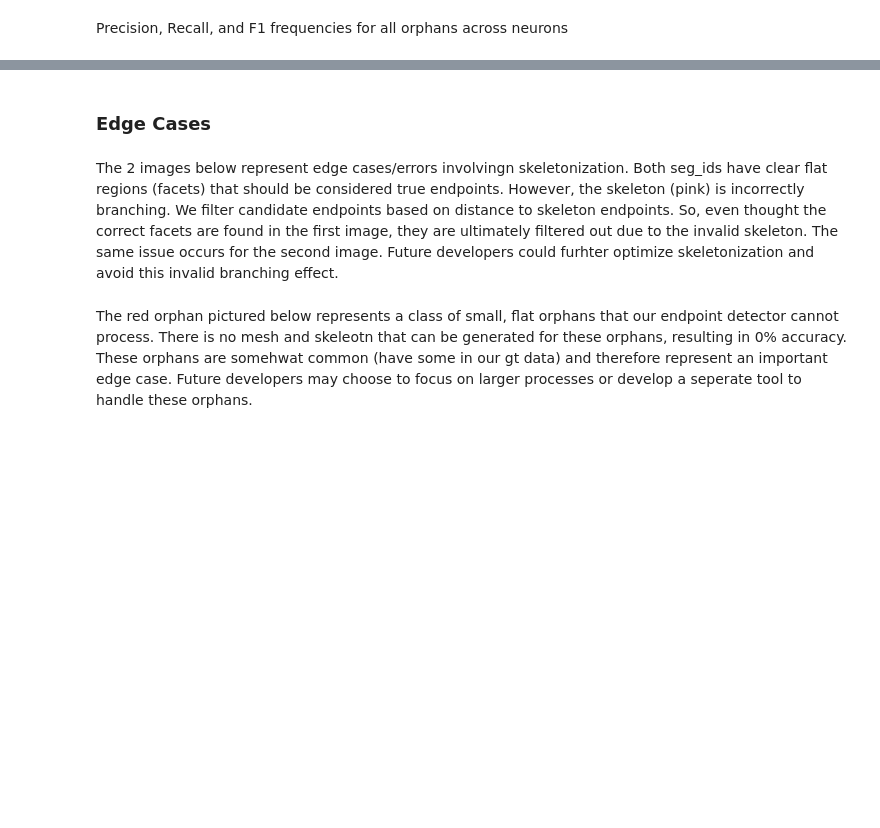
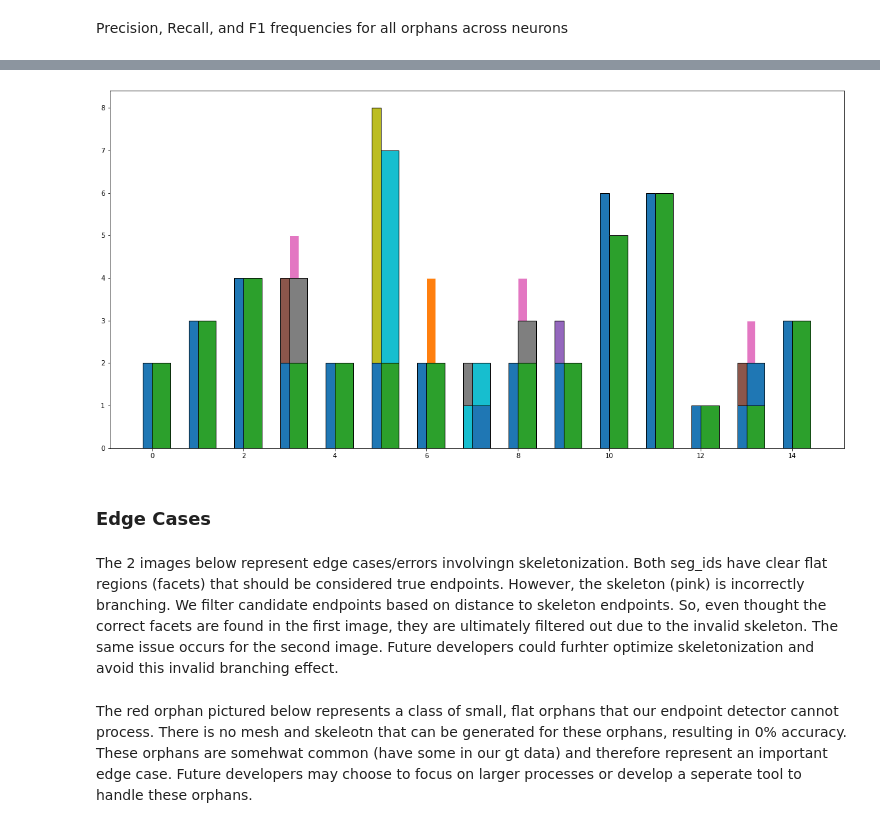
Before and after one commit to aplbrain/campfire, a Jupyter notebook: Final_Results.ipynb, the cells around one changed output, grey strips where cells are left out. Cells and saved outputs as stored; diff of their text form; code cells hidden in the pictures; blank space fills up the shorter version.

```diff
--- a/Final_Results.ipynb
+++ b/Final_Results.ipynb
@@ -752,6 +754,9 @@ print(acc_array2)
 NameError: name 'acc_array2' is not defined
 # %% [markdown]
 ### Final Data Processing
+# %%
+# Filtering out precision = 2.0 (one orphan)
+orphans = orphans[orphans['precision'] < 1]
 # %%
 orphans["num_gen_endpoints"] = orphans["endpoints_generated"].apply(lambda x: len(x))
 # %%
@@ -1033,3 +1103,90 @@ IndexError: index 20 is out of bounds for axis 1 with size 11
+# %%
+df = pd.DataFrame(dict(
+    p00 = precision_freq[:,0],
+    p01 = precision_freq[:, 1],
+    p02 = precision_freq[:, 2],
+    p03 = precision_freq[:, 3],
+    p04 = precision_freq[:, 4],
+    p05 = precision_freq[:, 5],
+    p06 = precision_freq[:, 6],
+    p07 = precision_freq[:, 7],
+    p08 = precision_freq[:, 8],
+    p09 = precision_freq[:, 9],
+    p10 = precision_freq[:, 10],
+
+    r00=recall_freq[:, 0],
+    r01=recall_freq[:, 1],
+    r02=recall_freq[:, 2],
+    r03=recall_freq[:, 3],
+    r04=recall_freq[:, 4],
+    r05=recall_freq[:, 5],
+    r06=recall_freq[:, 6],
+    r07=recall_freq[:, 7],
+    r08=recall_freq[:, 8],
+    r09=recall_freq[:, 9],
+    r10=recall_freq[:, 10],
+
+    f00=F1_freq[:, 0],
+    f01=F1_freq[:, 1],
+    f02=F1_freq[:, 2],
+    f03=F1_freq[:, 3],
+    f04=F1_freq[:, 4],
+    f05=F1_freq[:, 5],
+    f06=F1_freq[:, 6],
+    f07=F1_freq[:, 7],
+    f08=F1_freq[:, 8],
+    f09=F1_freq[:, 9],
+    f10=F1_freq[:, 10]
+))
+
+import matplotlib.pyplot as plt
+%matplotlib inline
+
+fig = plt.figure(figsize = (20,10))
+width = 0.2
+
+
+precision_bar_list = [plt.bar([0, 1, 2, 3, 4, 5, 6, 7, 8, 9, 10, 11, 12, 13, 14], df.p10, align='edge', width= -0.2 , edgecolor = "black"),
+                      plt.bar([0, 1, 2, 3, 4, 5, 6, 7, 8, 9, 10, 11, 12, 13, 14], df.p09, align='edge', width= -0.2, edgecolor = "black"),
+                      plt.bar([0, 1, 2, 3, 4, 5, 6, 7, 8, 9, 10, 11, 12, 13, 14], df.p07, align='edge', width= -0.2, edgecolor = "black"),
+                      plt.bar([0, 1, 2, 3, 4, 5, 6, 7, 8, 9, 10, 11, 12, 13, 14], df.p08, align='edge', width= -0.2, edgecolor = "black"),
+                      plt.bar([0, 1, 2, 3, 4, 5, 6, 7, 8, 9, 10, 11, 12, 13, 14], df.p06, align='edge', width= -0.2, edgecolor = "black"),
+                      plt.bar([0, 1, 2, 3, 4, 5, 6, 7, 8, 9, 10, 11, 12, 13, 14], df.p05, align='edge', width= -0.2, edgecolor = "black"),
+                      plt.bar([0, 1, 2, 3, 4, 5, 6, 7, 8, 9, 10, 11, 12, 13, 14], df.p04, align='edge', width= -0.2, edgecolor = "black"),
+                      plt.bar([0, 1, 2, 3, 4, 5, 6, 7, 8, 9, 10, 11, 12, 13, 14], df.p03, align='edge', width= -0.2, edgecolor = "black"),
+                      plt.bar([0, 1, 2, 3, 4, 5, 6, 7, 8, 9, 10, 11, 12, 13, 14], df.p02, align='edge', width= -0.2, edgecolor = "black"),
+                      plt.bar([0, 1, 2, 3, 4, 5, 6, 7, 8, 9, 10, 11, 12, 13, 14], df.p01, align='edge', width= -0.2, edgecolor = "black"),
+                      plt.bar([0, 1, 2, 3, 4, 5, 6, 7, 8, 9, 10, 11, 12, 13, 14], df.p00, align='edge', width= -0.2, edgecolor = "black")
+                      ]
+
+recall_bar_list = [plt.bar([0, 1, 2, 3, 4, 5, 6, 7, 8, 9, 10, 11, 12, 13, 14], df.r10, align='edge', width=0.2, edgecolor = "white"),
+                   plt.bar([0, 1, 2, 3, 4, 5, 6, 7, 8, 9, 10, 11, 12, 13, 14], df.r09, align='edge', width=0.2, edgecolor = "white"),
+                   plt.bar([0, 1, 2, 3, 4, 5, 6, 7, 8, 9, 10, 11, 12, 13, 14], df.r07, align='edge', width=0.2, edgecolor = "white"),
+                   plt.bar([0, 1, 2, 3, 4, 5, 6, 7, 8, 9, 10, 11, 12, 13, 14], df.r08, align='edge', width=0.2, edgecolor = "white"),
+                   plt.bar([0, 1, 2, 3, 4, 5, 6, 7, 8, 9, 10, 11, 12, 13, 14], df.r06, align='edge', width=0.2, edgecolor = "white"),
+                   plt.bar([0, 1, 2, 3, 4, 5, 6, 7, 8, 9, 10, 11, 12, 13, 14], df.r05, align='edge', width=0.2, edgecolor = "white"),
+                   plt.bar([0, 1, 2, 3, 4, 5, 6, 7, 8, 9, 10, 11, 12, 13, 14], df.r04, align='edge', width=0.2, edgecolor = "white"),
+                   plt.bar([0, 1, 2, 3, 4, 5, 6, 7, 8, 9, 10, 11, 12, 13, 14], df.r03, align='edge', width=0.2, edgecolor = "white"),
+                   plt.bar([0, 1, 2, 3, 4, 5, 6, 7, 8, 9, 10, 11, 12, 13, 14], df.r02, align='edge', width=0.2, edgecolor = "white"),
+                   plt.bar([0, 1, 2, 3, 4, 5, 6, 7, 8, 9, 10, 11, 12, 13, 14], df.r01, align='edge', width=0.2, edgecolor = "white"),
+                   plt.bar([0, 1, 2, 3, 4, 5, 6, 7, 8, 9, 10, 11, 12, 13, 14], df.r00, align='edge', width=0.2, edgecolor = "white")
+                   ]
+
+
+f1_bar_list = [plt.bar([0, 1, 2, 3, 4, 5, 6, 7, 8, 9, 10, 11, 12, 13, 14], df.f10, align='edge', width=0.4, edgecolor = "black"),
+                   plt.bar([0, 1, 2, 3, 4, 5, 6, 7, 8, 9, 10, 11, 12, 13, 14], df.f09, align='edge', width=0.4, edgecolor = "black"),
+                   plt.bar([0, 1, 2, 3, 4, 5, 6, 7, 8, 9, 10, 11, 12, 13, 14], df.f07, align='edge', width=0.4, edgecolor = "black"),
+                   plt.bar([0, 1, 2, 3, 4, 5, 6, 7, 8, 9, 10, 11, 12, 13, 14], df.f08, align='edge', width=0.4, edgecolor = "black"),
+                   plt.bar([0, 1, 2, 3, 4, 5, 6, 7, 8, 9, 10, 11, 12, 13, 14], df.f06, align='edge', width=0.4, edgecolor = "black"),
+                   plt.bar([0, 1, 2, 3, 4, 5, 6, 7, 8, 9, 10, 11, 12, 13, 14], df.f05, align='edge', width=0.4, edgecolor = "black"),
+                   plt.bar([0, 1, 2, 3, 4, 5, 6, 7, 8, 9, 10, 11, 12, 13, 14], df.f04, align='edge', width=0.4, edgecolor = "black"),
+                   plt.bar([0, 1, 2, 3, 4, 5, 6, 7, 8, 9, 10, 11, 12, 13, 14], df.f03, align='edge', width=0.4, edgecolor = "black"),
+                   plt.bar([0, 1, 2, 3, 4, 5, 6, 7, 8, 9, 10, 11, 12, 13, 14], df.f02, align='edge', width=0.4, edgecolor = "black"),
+                   plt.bar([0, 1, 2, 3, 4, 5, 6, 7, 8, 9, 10, 11, 12, 13, 14], df.f01, align='edge', width=0.4, edgecolor = "black"),
+                   plt.bar([0, 1, 2, 3, 4, 5, 6, 7, 8, 9, 10, 11, 12, 13, 14], df.f00, align='edge', width=0.4, edgecolor = "black")
+                   ]
+# %% [output]
+[figure, added]
 # %% [markdown]
 ### Edge Cases
 # %% [markdown]
```
Also changed, not shown: parts of 7 cells of this notebook.
